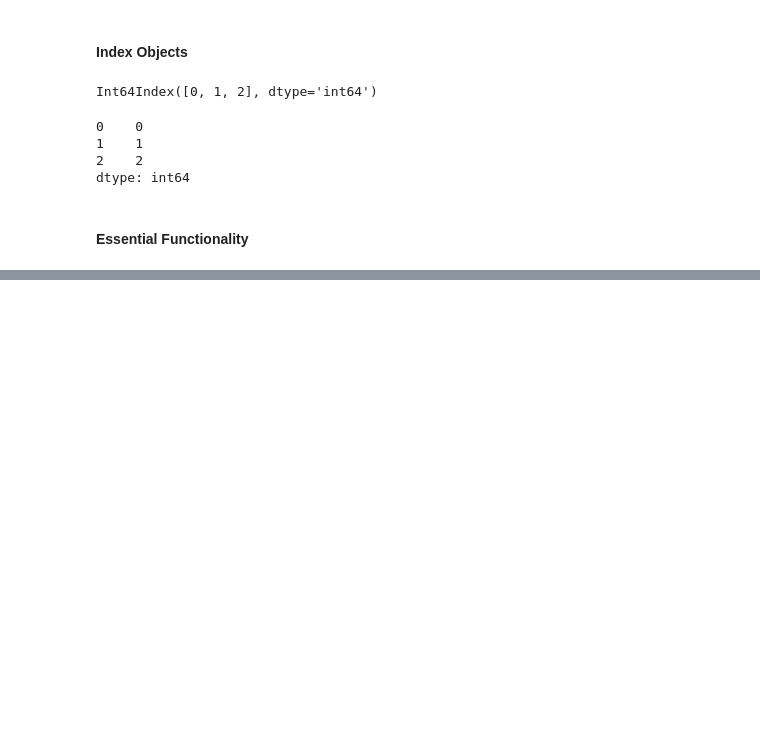
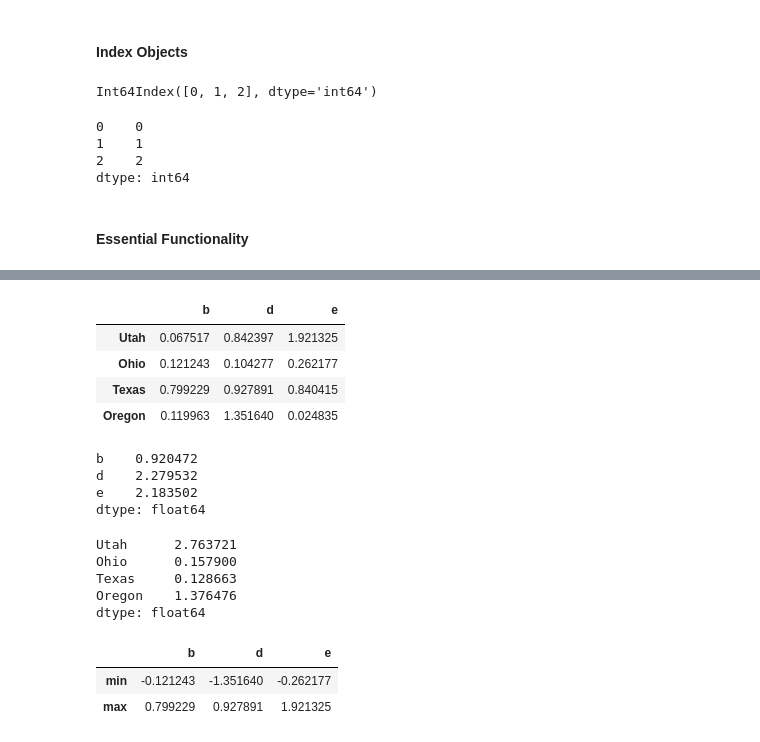
Before and after one commit to Salekeen/ML-Notebooks, a Jupyter notebook: Python for Data Analysis/Chapter 05.ipynb, the cells around one changed output, grey strips where cells are left out. Saved outputs shown, nothing was run; the diff lists cells and outputs as text; code cells hidden in the pictures; blank space fills up the shorter version.

```diff
--- a/Python for Data Analysis/Chapter 05.ipynb
+++ b/Python for Data Analysis/Chapter 05.ipynb
@@ -388,0 +399,38 @@ dtype: int64
+# %%
+np.abs(frame)
+# %% [output]
+|  | b | d | e |
+| Utah | 0.067517 | 0.842397 | 1.921325 |
+| Ohio | 0.121243 | 0.104277 | 0.262177 |
+| Texas | 0.799229 | 0.927891 | 0.840415 |
+| Oregon | 0.119963 | 1.351640 | 0.024835 |
+# %%
+# applying a function in series (default)
+f = lambda x: x.max() - x.min()
+frame.apply(f,axis=0) # be deafult x is a series
+# %% [output]
+b    0.920472
+d    2.279532
+e    2.183502
+dtype: float64
+# %%
+# to do row-wise set axis to 1
+frame.apply(f,axis=1)
+# %% [output]
+Utah      2.763721
+Ohio      0.157900
+Texas     0.128663
+Oregon    1.376476
+dtype: float64
+# %%
+# apply can return series with multiple values
+# finding min, max of each columns
+def f(x):
+    return pd.Series([x.min(),x.max()],index=['min','max'])
+
+
+frame.apply(f)
+# %% [output]
+|  | b | d | e |
+| min | -0.121243 | -1.351640 | -0.262177 |
+| max | 0.799229 | 0.927891 | 1.921325 |
```
Also changed, not shown: parts of 40 cells of this notebook.
